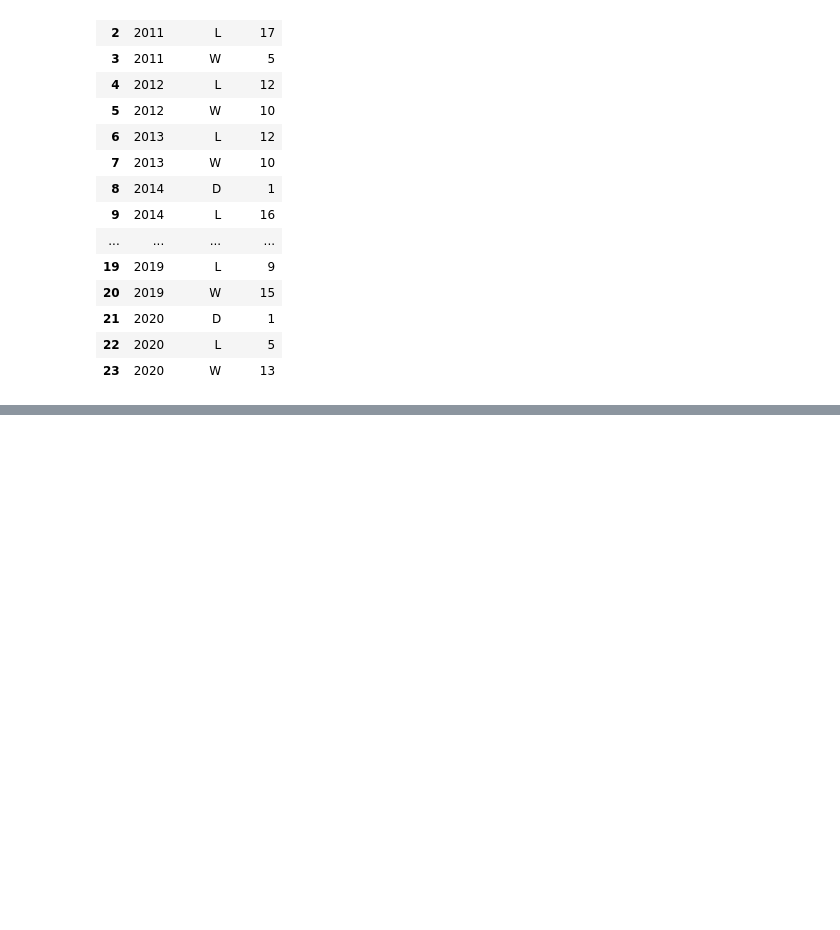
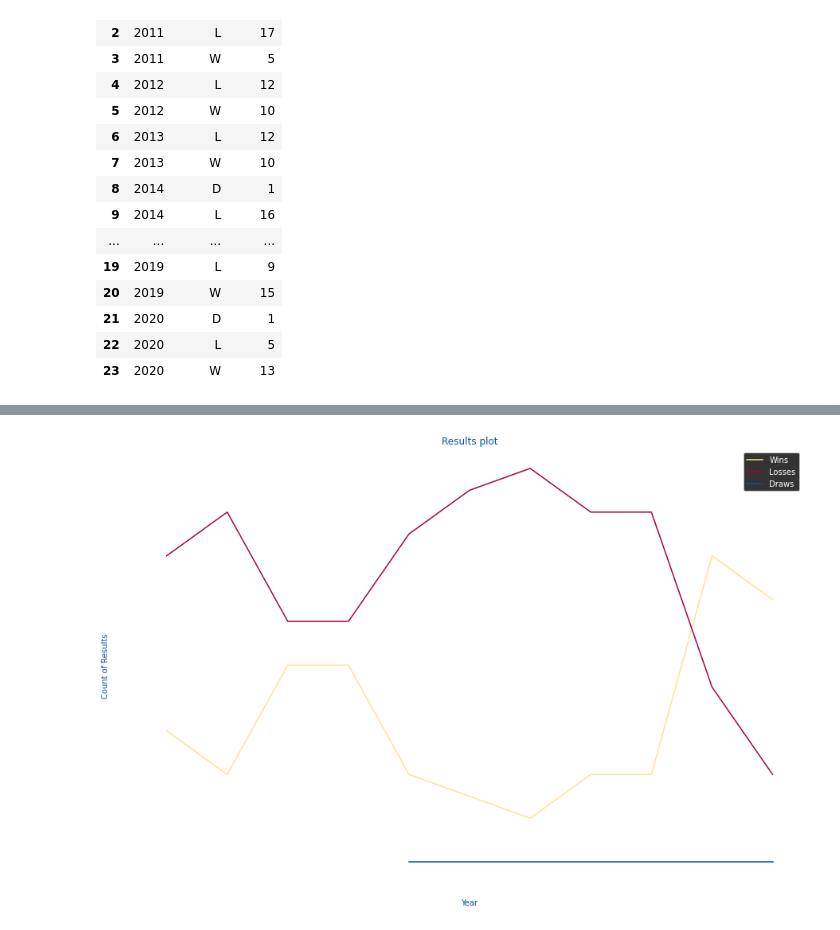
Before and after one commit to WhenTheTideGoesOut/Notebook_2_AFL, a Jupyter notebook: Notebook_2_AFL.ipynb, the cells around one changed output, grey strips where cells are left out. Drawn from its saved outputs; the diff is of its cells as text; code cells hidden in the pictures; blank space fills up the shorter version.

Commit message:
26 Feb - Created Line chart for win vs loss"
BL created chart for wins vs losses

```diff
--- a/Notebook_2_AFL.ipynb
+++ b/Notebook_2_AFL.ipynb
@@ -1513,3 +1513,7 @@ line_chart
 | 21 | 2020 | D | 1 |
 | 22 | 2020 | L | 5 |
 | 23 | 2020 | W | 13 |
+# %%
+wins_df=line_chart[line_chart['Result']=='W']
+loss_df=line_chart[line_chart['Result']=='L']
+draw_df=line_chart[line_chart['Result']=='D']
@@ -1515,0 +1535,23 @@ line_chart
+# %%
+
+
+# Note that even in the OO-style, we use `.pyplot.figure` to create the figure.
+fig, ax = plt.subplots(figsize=(15,10))  # Create a figure and an axes.
+fig.patch.set_facecolor('#FFFFFF')
+ax.patch.set_facecolor('#FFFFFF')
+#plt.rcParams['figure.facecolor'] = '#FFFFFF'
+
+ax.plot(wins_df['Year'], wins_df['Count'],label='Wins',color='#FFE19B')  # Plot some data on the axes.
+ax.plot(loss_df['Year'], loss_df['Count'],label='Losses',color='#A50044')  # Plot more data on the axes...
+ax.plot(draw_df['Year'], draw_df['Count'], label='Draws',color='#0054A4')  # ... and some more.
+
+
+ax.set_xlabel('Year',color='#0054A4')  # Add an x-label to the axes.
+ax.set_ylabel('Count of Results',color='#0054A4')  # Add a y-label to the axes.
+ax.set_title("Results plot",color='#0054A4')  # Add a title to the axes.
+
+ax.legend()  # Add a legend.
+
+plt.show()
+# %% [output]
+[figure, added]
```
Also changed, not shown: parts of 6 cells of this notebook.
